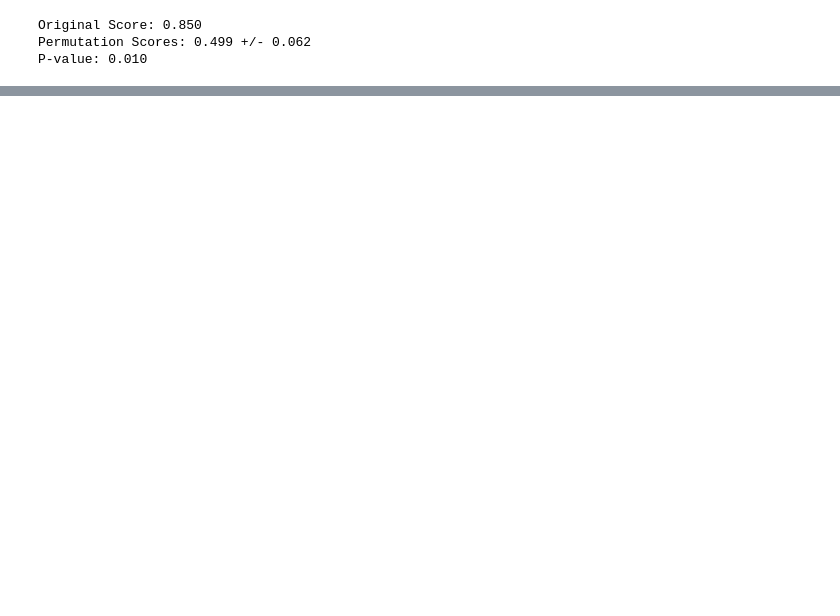
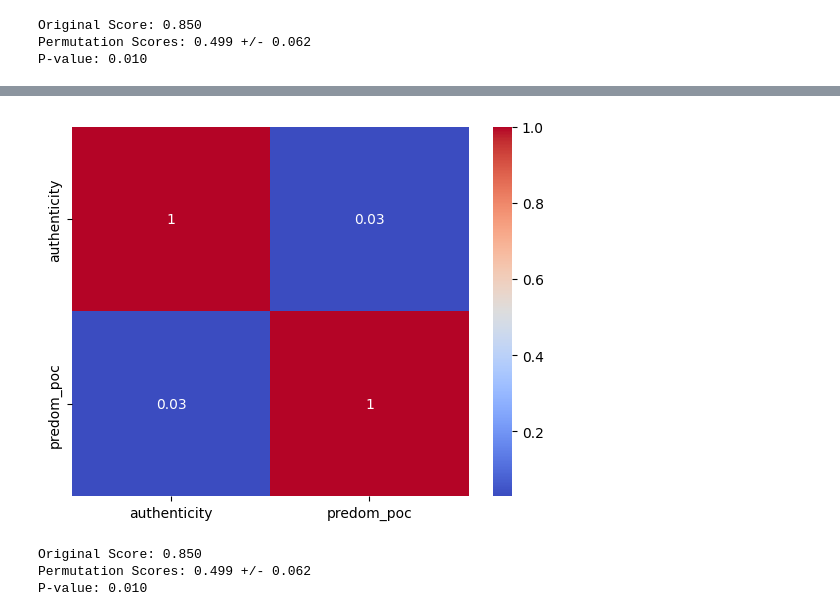
Before and after one commit to glow-27/COGS_209_proj, a Jupyter notebook: textprocessing_copy.ipynb, the cells around one changed output, grey strips where cells are left out. Saved outputs shown, nothing was run; the diff lists cells and outputs as text; code cells hidden in the pictures; blank space fills up the shorter version.

```diff
--- a/textprocessing_copy.ipynb
+++ b/textprocessing_copy.ipynb
@@ -454,0 +467,17 @@ P-value: 0.010
+# %%
+X = dat[['authenticity', 'predom_poc']]
+y = dat['gentrified']
+
+X_train, X_test, y_train, y_test = train_test_split(X, y, test_size=0.2, random_state=12345)
+authrace_model_cv = LogisticRegressionCV(cv = 10,
+                                     random_state=12345,
+                                     #class_weight= 'balanced'
+                                     ).fit(X_train, y_train)
+
+# Get the best regularization parameter found
+print(authrace_model_cv.C_)
+pred_authrace = authrace_model_cv.predict(X_test)
+print(confusion_matrix(y_test, pred_authrace))
+print(authrace_model_cv.coef_)      # Array of feature weights
+print(authrace_model_cv.intercept_) #
+print(classification_report(y_test, pred_authrace))
@@ -454,0 +498,24 @@ P-value: 0.010
+# %%
+corr_matrix = X.corr().abs()
+
+# Plot heatmap
+sns.heatmap(corr_matrix, annot=True, cmap='coolwarm')
+plt.show()
+# %% [output]
+[figure, added]
+# %%
+X, y = make_classification(random_state=12345)
+estimator = LogisticRegressionCV()
+score, permutation_scores, pvalue = permutation_test_score(
+    estimator, X, y, random_state=12345
+)
+print(f"Original Score: {score:.3f}")
+print(
+    f"Permutation Scores: {permutation_scores.mean():.3f} +/- "
+    f"{permutation_scores.std():.3f}"
+)
+print(f"P-value: {pvalue:.3f}")
+# %% [output]
+Original Score: 0.850
+Permutation Scores: 0.499 +/- 0.062
+P-value: 0.010
```
Also changed, not shown: parts of 23 cells of this notebook.
